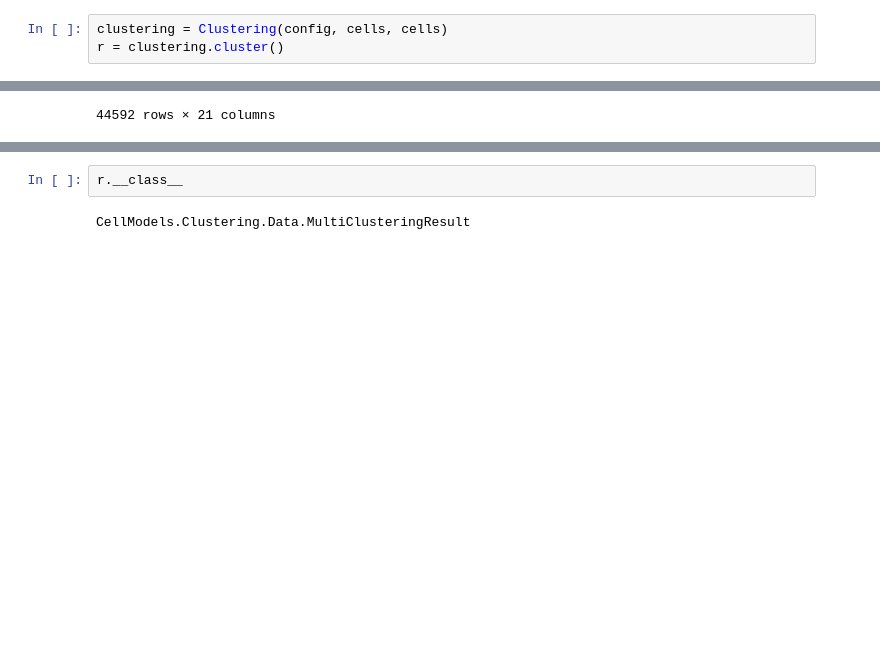
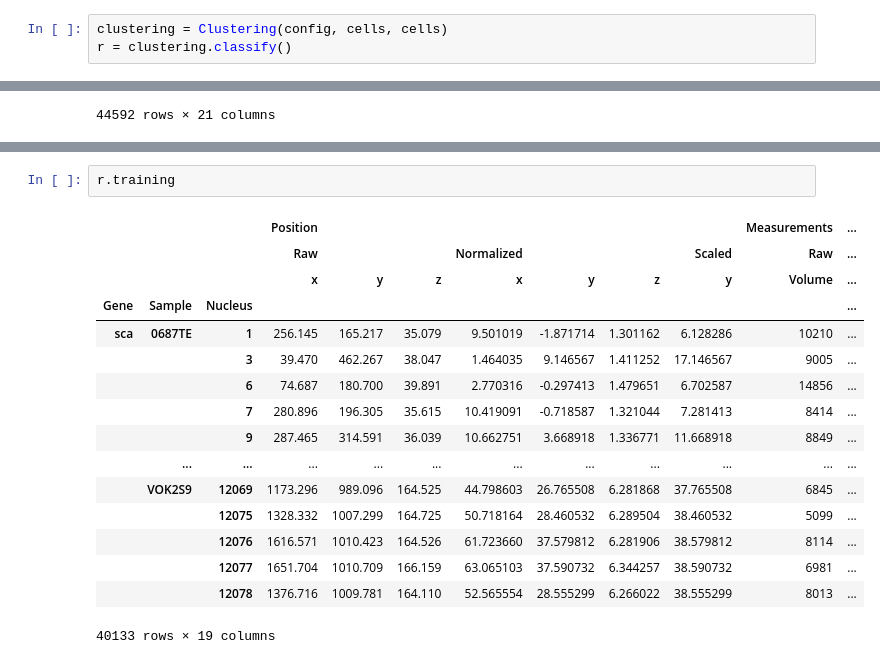
Before and after one commit to rejsmont/rdn-wdp-python, a Jupyter notebook: analysis/notebooks/Workflow testing.ipynb, the cells around one changed output, grey strips where cells are left out. Cells and saved outputs as stored; diff of their text form; blank space fills up the shorter version.

```diff
--- a/analysis/notebooks/Workflow testing.ipynb
+++ b/analysis/notebooks/Workflow testing.ipynb
@@ -28,5 +28,5 @@ config._samples = 2
 config._repeats = 3
 # %%
 clustering = Clustering(config, cells, cells)
-r = clustering.cluster()
+r = clustering.classify()
 # %% [output]
@@ -70,4 +86,19 @@ r.cells
 # %%
-r.__class__
+r.training
 # %% [output]
+|  |  |  | Position |  |  |  |  |  |  | Measurements | ... |
+|  |  |  | Raw |  |  | Normalized |  |  | Scaled | Raw | ... |
+|  |  |  | x | y | z | x | y | z | y | Volume | ... |
+| Gene | Sample | Nucleus |  |  |  |  |  |  |  |  | ... |
+| sca | 0687TE | 1 | 256.145 | 165.217 | 35.079 | 9.501019 | -1.871714 | 1.301162 | 6.128286 | 10210 | ... |
+|  |  | 3 | 39.470 | 462.267 | 38.047 | 1.464035 | 9.146567 | 1.411252 | 17.146567 | 9005 | ... |
+|  |  | 6 | 74.687 | 180.700 | 39.891 | 2.770316 | -0.297413 | 1.479651 | 6.702587 | 14856 | ... |
+|  |  | 7 | 280.896 | 196.305 | 35.615 | 10.419091 | -0.718587 | 1.321044 | 7.281413 | 8414 | ... |
+|  |  | 9 | 287.465 | 314.591 | 36.039 | 10.662751 | 3.668918 | 1.336771 | 11.668918 | 8849 | ... |
+|  | ... | ... | ... | ... | ... | ... | ... | ... | ... | ... | ... |
+|  | VOK2S9 | 12069 | 1173.296 | 989.096 | 164.525 | 44.798603 | 26.765508 | 6.281868 | 37.765508 | 6845 | ... |
+|  |  | 12075 | 1328.332 | 1007.299 | 164.725 | 50.718164 | 28.460532 | 6.289504 | 38.460532 | 5099 | ... |
+|  |  | 12076 | 1616.571 | 1010.423 | 164.526 | 61.723660 | 37.579812 | 6.281906 | 38.579812 | 8114 | ... |
+|  |  | 12077 | 1651.704 | 1010.709 | 166.159 | 63.065103 | 37.590732 | 6.344257 | 38.590732 | 6981 | ... |
+|  |  | 12078 | 1376.716 | 1009.781 | 164.110 | 52.565554 | 28.555299 | 6.266022 | 38.555299 | 8013 | ... |
-CellModels.Clustering.Data.MultiClusteringResult
+40133 rows × 19 columns
```
Also changed, not shown: parts of 3 cells of this notebook, 3 other files.
